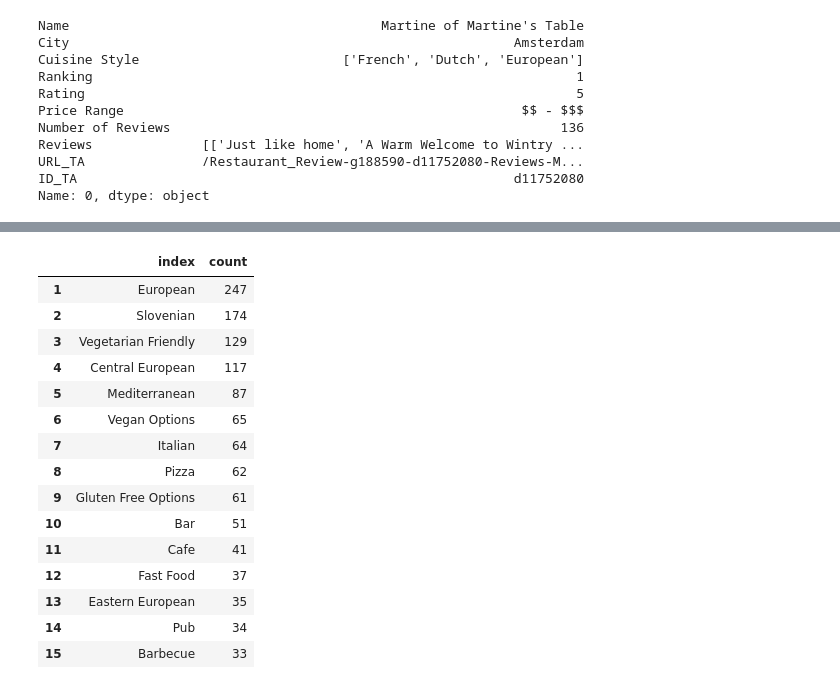
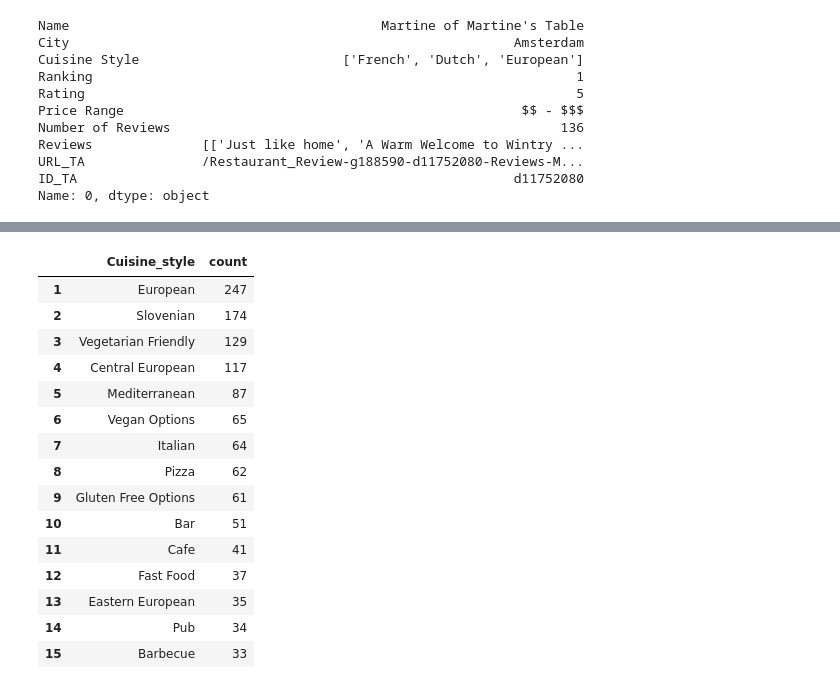
Before and after one commit to msinkec/PR19ABALMSSR, a Jupyter notebook: Analasys.ipynb, the cells around one changed output, grey strips where cells are left out. Drawn from its saved outputs; the diff is of its cells as text; code cells hidden in the pictures.

```diff
--- a/Analasys.ipynb
+++ b/Analasys.ipynb
@@ -77,28 +77,31 @@ plt.show()
 # %%
 ############################################
 # Most popular cuisine styles in Ljubljana #
 ############################################
 
 # INFO: you can parse the arrays inside strings with eval(str)
 
-occurence_counter = col.Counter()
+def countCuisines(data_df):
+    occurence_counter = col.Counter()
 
-cuisines_lj = data_lj['Cuisine Style']
+    for styles in data_df['Cuisine Style']:
+        if not isinstance(styles, str):
+            continue
+        styles_arr = eval(styles)
+        for s in styles_arr:
+            occurence_counter[s] += 1
 
-for styles in cuisines_lj:
-    if not isinstance(styles, str):
-        continue
-    styles_arr = eval(styles)
-    for s in styles_arr:
-        occurence_counter[s] += 1
+    return pandas.Series(occurence_counter, name='count')
 
-df_count = pandas.DataFrame.from_dict(occurence_counter, orient='index').reset_index()
-df_count = df_count.rename(index=str, columns={0:'count'})
-df_count = df_count.sort_values(by=['count'], ascending=False).head(n=15).reset_index()[['index','count']]
+
+
+df_count = countCuisines(data_lj).to_frame().reset_index()
+df_count.columns = ['Cuisine_style', 'count']
+df_count = df_count.sort_values(by=['count'], ascending=False).head(n=15).reset_index()[['Cuisine_style','count']]
 df_count.index = df_count.index + 1
 df_count
 # %% [output]
-|  | index | count |
+|  | Cuisine_style | count |
 | 1 | European | 247 |
 | 2 | Slovenian | 174 |
 | 3 | Vegetarian Friendly | 129 |
```
Also changed, not shown: parts of 6 cells of this notebook.
